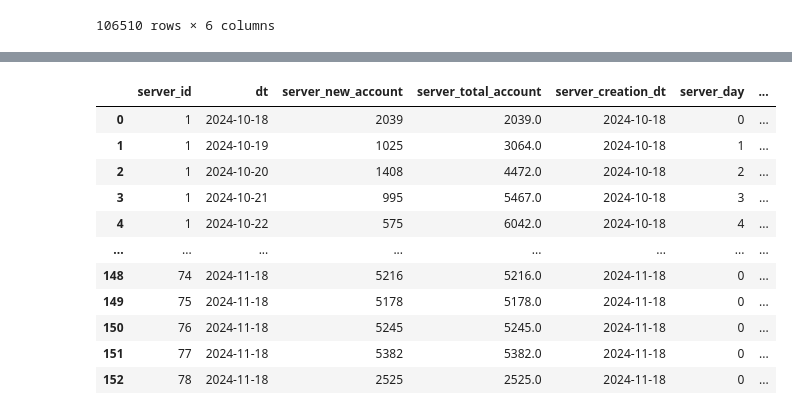
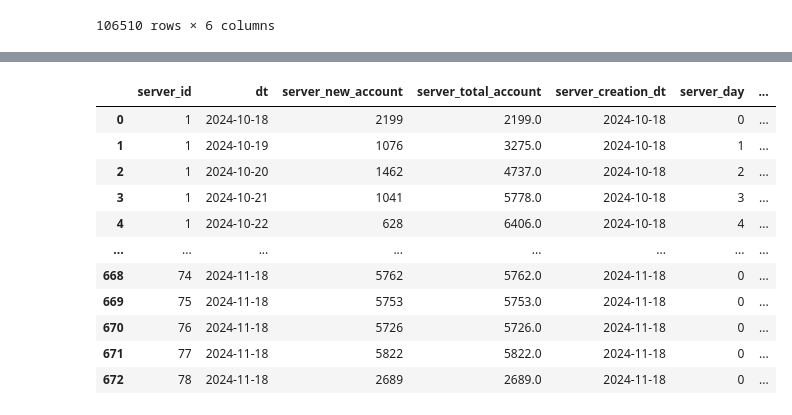
Before and after one commit to Amay3399/G123, a Jupyter notebook: g123_server_analysis.ipynb, the cells around one changed output, grey strips where cells are left out. Drawn from its saved outputs; the diff is of its cells as text; code cells hidden in the pictures.

```diff
--- a/g123_server_analysis.ipynb
+++ b/g123_server_analysis.ipynb
@@ -86,0 +109,20 @@ Forced 53801 initial records into g_createrole
+# %%
+# Player status
+df_player_payment = df_p.groupby(['ctwid', 'server_id', 'dt'])['pay_amt'].sum().reset_index()
+df_player_payment['pay_count'] = df_p.groupby(['ctwid', 'server_id', 'dt'])['pay_amt'].count().values
+
+df_player_status = df_session[['dt', 'ctwid', 'session_length']].merge(df_player_payment, how='left', on=['ctwid', 'dt'])
+df_player_status = df_player_status.drop(columns=['server_id'])
+
+df_player_login = df_createrole_login.groupby(['ctwid', 'server_id', 'dt'])['type'].count().reset_index()\
+    .rename({'type': 'session_count'}, axis=1)
+df_player_status = df_player_status.merge(df_player_login, how='inner', on=['ctwid', 'dt']).fillna(0.0)
+
+df_player_status['acc_pay_amt'] = df_player_status.groupby(['ctwid', 'server_id'])['pay_amt'].rolling(999, min_periods=1).sum().values
+df_player_status['acc_pay_count'] = df_player_status.groupby(['ctwid', 'server_id'])['pay_count'].rolling(999, min_periods=1).sum().values
+
+df_player_status = df_player_status[df_player_status['server_id'] > 0]
+
+df_player_status['retention_day'] = [x.days for x in df_player_status['dt'] - df_player_status.groupby('ctwid')['dt'].transform('min')]
+
+df_player_status
@@ -87,47 +143,55 @@ Forced 53801 initial records into g_createrole
 # %%
-# Server status stats
-df_createrole = df_createrole_login[df_createrole_login['type']=='g_createrole']
+# Server status
+df_createrole = df_player_status.groupby(['ctwid', 'server_id'])['dt'].min().reset_index()
 df_server_creation = df_createrole.groupby('server_id')['dt'].min().reset_index().rename({'dt':'server_creation_dt'}, axis=1)
 
-df_server_status = df_createrole.groupby(['server_id', 'dt'])['type']\
-    .count().reset_index().rename({'type':'server_new_account'}, axis=1)
+df_server_status = df_createrole.groupby(['server_id', 'dt'])['ctwid']\
+    .count().reset_index().rename({'ctwid':'server_new_account'}, axis=1)
 df_server_status['server_total_account'] = df_server_status.groupby('server_id')['server_new_account']\
     .rolling(999, min_periods=1).sum().values
 df_server_status = df_server_status.merge(df_server_creation, on='server_id')
 df_server_status['server_day'] = [x.days for x in df_server_status['dt'] - df_server_status['server_creation_dt']]
 
-df_server_login = df_createrole_login.groupby(['server_id', 'dt', 'ctwid'])['type'].count().reset_index()\
-    .groupby(['server_id', 'dt'])['type'].count().reset_index().rename({'type':'daily_active_account'}, axis=1)
+df_server_login = df_player_status.groupby(['server_id', 'dt'])['session_count'].count()\
+    .reset_index().rename({'session_count':'daily_active_account'}, axis=1)
 df_server_status = df_server_status.merge(df_server_login, on=['server_id', 'dt'])
 
-df_player_payment = df_p.groupby(['ctwid', 'server_id', 'dt'])['pay_amt'].sum().reset_index()
-df_player_payment['pay_count'] = df_p.groupby(['ctwid', 'server_id', 'dt'])['pay_amt'].count().values
-df_player_payment['acc_pay_amt'] = df_player_payment.groupby(['ctwid', 'server_id'])['pay_amt'].rolling(999, min_periods=1).sum().values
-df_player_payment['acc_pay_count'] = df_player_payment.groupby(['ctwid', 'server_id'])['pay_count'].rolling(999, min_periods=1).sum().values
+df_server_status = df_server_status.merge(df_player_status[df_player_status['pay_amt'] > 0].groupby(['server_id', 'dt'])\
+                                          [['pay_amt', 'pay_count']].sum()\
+                                          .rename({'pay_amt': 'sum_pay_amt', 'pay_count':'sum_pay_count'}, axis=1),
+                                          how='left', on=['server_id', 'dt'])
 
-df_server_status = df_server_status.merge(df_player_payment.groupby(['server_id', 'dt'])[['pay_amt', 'pay_count']].sum(),
-                                          how='left', on=['server_id', 'dt'])
-df_server_spenders = df_player_payment.groupby(['server_id', 'dt'])['ctwid'].count()\
-    .reset_index().rename({'ctwid': 'spenders'}, axis=1)  # this is a trivial number
+df_server_spenders = df_player_status[df_player_status['pay_amt'] > 0].groupby(['server_id', 'dt'])['ctwid'].count()\
+    .reset_index().rename({'ctwid': 'spenders'}, axis=1)
 df_server_status = df_server_status.merge(df_server_spenders, how='left', on=['server_id', 'dt'])
-df_server_whales = df_player_payment[df_player_payment['acc_pay_amt'] > 10000].groupby(['server_id', 'dt'])['ctwid'].count()\
-    .reset_index().rename({'ctwid': 'whales'}, axis=1)  # this is a trivial number
-df_server_status = df_server_status.merge(df_server_whales, how='left', on=['server_id', 'dt'])
-df_server_status['arpdau'] = df_server_status['pay_amt'] / df_server_status['daily_active_account']
+
+df_server_whales_1000 = df_player_status[df_player_status['acc_pay_amt'] > 1000].groupby(['server_id', 'dt'])['ctwid'].count()\
+    .reset_index().rename({'ctwid': 'whales_1000'}, axis=1)  # this is a trivial number
+df_server_status = df_server_status.merge(df_server_whales_1000, how='left', on=['server_id', 'dt'])
+
+df_server_whales_10000 = df_player_status[df_player_status['acc_pay_amt'] > 10000].groupby(['server_id', 'dt'])['ctwid'].count()\
+    .reset_index().rename({'ctwid': 'whales_10000'}, axis=1)  # this is a trivial number
+df_server_status = df_server_status.merge(df_server_whales_10000, how='left', on=['server_id', 'dt'])
+
+df_server_session = df_player_status.groupby(['server_id', 'dt'])[['session_length', 'session_count']].mean().reset_index()\
+    .rename({'session_length': 'avg_session_length', 'session_count': 'avg_session_count'}, axis=1)
+df_server_status = df_server_status.merge(df_server_session, how='left', on=['server_id', 'dt'])
+
+df_server_status['arpdau'] = df_server_status['sum_pay_amt'] / df_server_status['daily_active_account']
 df_server_status['daily_conversion'] = df_server_status['spenders'] / df_server_status['daily_active_account']
-df_server_status['arppu'] = df_server_status['pay_amt'] / df_server_status['spenders']
+df_server_status['arppu'] = df_server_status['sum_pay_amt'] / df_server_status['spenders']
 
 df_server_status
 # %% [output]
 |  | server_id | dt | server_new_account | server_total_account | server_creation_dt | server_day | ... |
-| 0 | 1 | 2024-10-18 | 2039 | 2039.0 | 2024-10-18 | 0 | ... |
-| 1 | 1 | 2024-10-19 | 1025 | 3064.0 | 2024-10-18 | 1 | ... |
-| 2 | 1 | 2024-10-20 | 1408 | 4472.0 | 2024-10-18 | 2 | ... |
-| 3 | 1 | 2024-10-21 | 995 | 5467.0 | 2024-10-18 | 3 | ... |
-| 4 | 1 | 2024-10-22 | 575 | 6042.0 | 2024-10-18 | 4 | ... |
+| 0 | 1 | 2024-10-18 | 2199 | 2199.0 | 2024-10-18 | 0 | ... |
+| 1 | 1 | 2024-10-19 | 1076 | 3275.0 | 2024-10-18 | 1 | ... |
+| 2 | 1 | 2024-10-20 | 1462 | 4737.0 | 2024-10-18 | 2 | ... |
+| 3 | 1 | 2024-10-21 | 1041 | 5778.0 | 2024-10-18 | 3 | ... |
+| 4 | 1 | 2024-10-22 | 628 | 6406.0 | 2024-10-18 | 4 | ... |
 | ... | ... | ... | ... | ... | ... | ... | ... |
-| 148 | 74 | 2024-11-18 | 5216 | 5216.0 | 2024-11-18 | 0 | ... |
-| 149 | 75 | 2024-11-18 | 5178 | 5178.0 | 2024-11-18 | 0 | ... |
-| 150 | 76 | 2024-11-18 | 5245 | 5245.0 | 2024-11-18 | 0 | ... |
-| 151 | 77 | 2024-11-18 | 5382 | 5382.0 | 2024-11-18 | 0 | ... |
-| 152 | 78 | 2024-11-18 | 2525 | 2525.0 | 2024-11-18 | 0 | ... |
+| 668 | 74 | 2024-11-18 | 5762 | 5762.0 | 2024-11-18 | 0 | ... |
+| 669 | 75 | 2024-11-18 | 5753 | 5753.0 | 2024-11-18 | 0 | ... |
+| 670 | 76 | 2024-11-18 | 5726 | 5726.0 | 2024-11-18 | 0 | ... |
+| 671 | 77 | 2024-11-18 | 5822 | 5822.0 | 2024-11-18 | 0 | ... |
+| 672 | 78 | 2024-11-18 | 2689 | 2689.0 | 2024-11-18 | 0 | ... |
```
Also changed, not shown: parts of 14 cells of this notebook.
